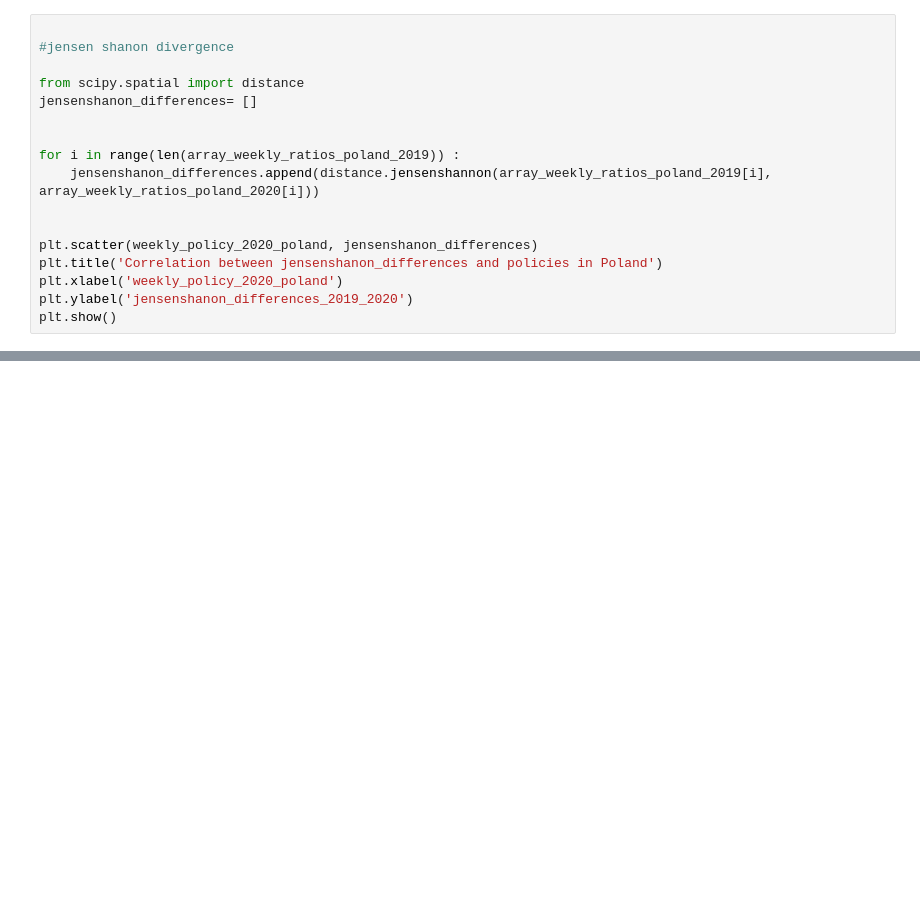
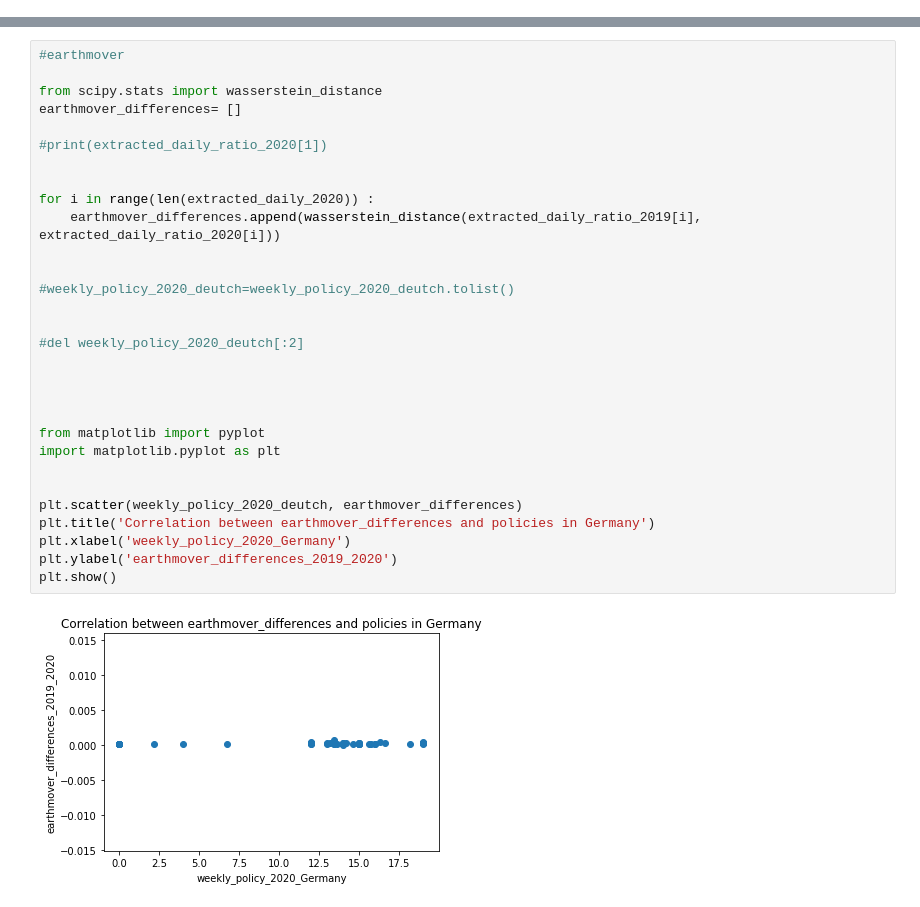
Before and after one commit to L-ansari/Wikipedia_Rhythms, a Jupyter notebook: notebooks/Analysis.ipynb, the cells around one changed output, grey strips where cells are left out. Saved outputs shown, nothing was run; the diff lists cells and outputs as text; blank space fills up the shorter version.

Commit message:
Germany extended
Germany extended

```diff
--- a/notebooks/Analysis.ipynb
+++ b/notebooks/Analysis.ipynb
@@ -1342,17 +0,0 @@ plt.show()
-# %%
-
-#jensen shanon divergence
-
-from scipy.spatial import distance
-jensenshanon_differences= []
-
-
-for i in range(len(array_weekly_ratios_poland_2019)) :
-    jensenshanon_differences.append(distance.jensenshannon(array_weekly_ratios_poland_2019[i], array_weekly_ratios_poland_2020[i]))
-
-
-plt.scatter(weekly_policy_2020_poland, jensenshanon_differences)
-plt.title('Correlation between jensenshanon_differences and policies in Poland')
-plt.xlabel('weekly_policy_2020_poland')
-plt.ylabel('jensenshanon_differences_2019_2020')
-plt.show()
@@ -1382,0 +265,32 @@ plt.show()
+# %%
+#earthmover
+
+from scipy.stats import wasserstein_distance
+earthmover_differences= []
+
+#print(extracted_daily_ratio_2020[1])
+
+
+for i in range(len(extracted_daily_2020)) :
+    earthmover_differences.append(wasserstein_distance(extracted_daily_ratio_2019[i], extracted_daily_ratio_2020[i]))
+
+
+#weekly_policy_2020_deutch=weekly_policy_2020_deutch.tolist()
+
+
+#del weekly_policy_2020_deutch[:2]
+
+
+
+
+from matplotlib import pyplot
+import matplotlib.pyplot as plt
+
+
+plt.scatter(weekly_policy_2020_deutch, earthmover_differences)
+plt.title('Correlation between earthmover_differences and policies in Germany')
+plt.xlabel('weekly_policy_2020_Germany')
+plt.ylabel('earthmover_differences_2019_2020')
+plt.show()
+# %% [output]
+[figure, added]
```
Also changed, not shown: parts of 121 cells of this notebook.
